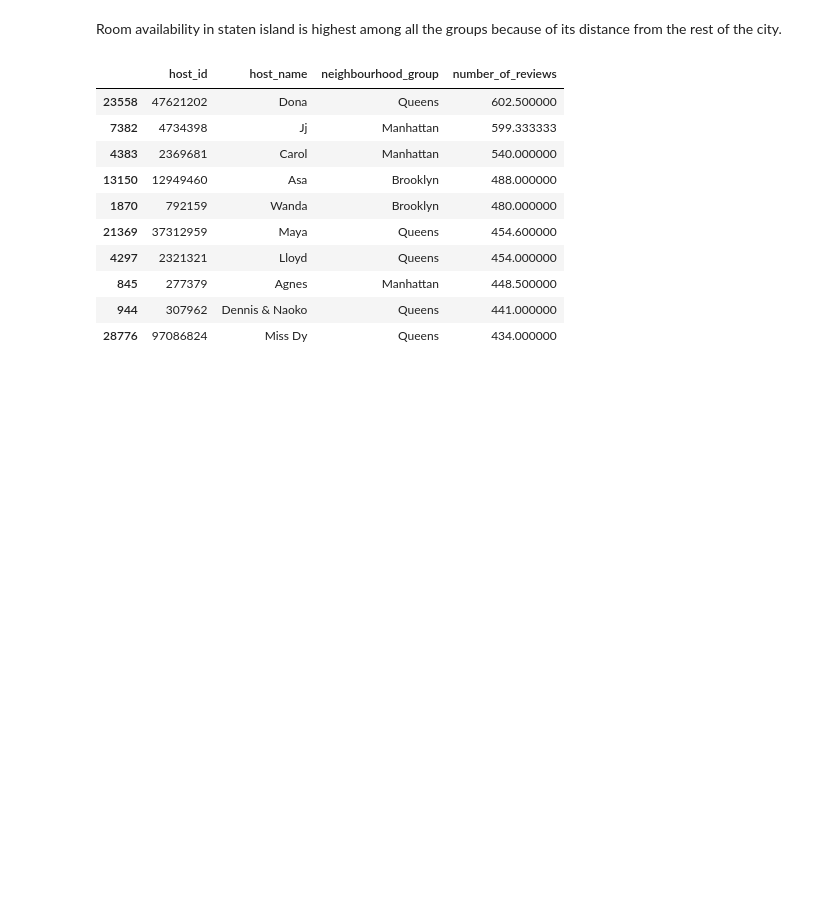
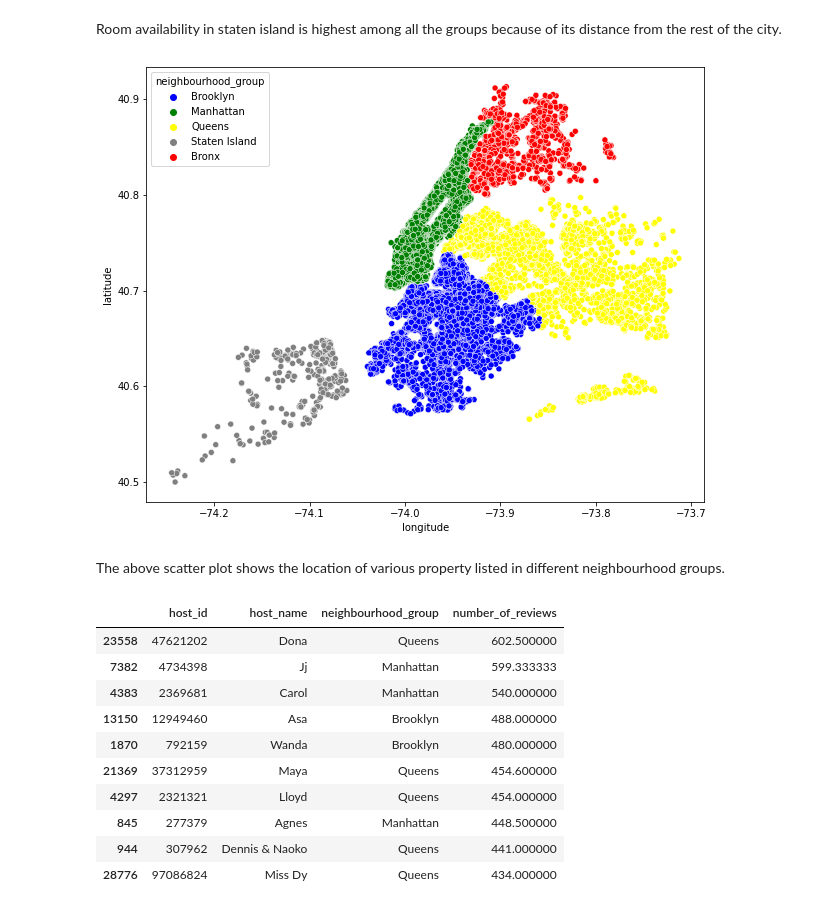
Before and after one commit to shubham-bhadouria/Airbnb--data-analysis, a Jupyter notebook: Shubham_Bhadouria_Airbnb_Bookings_Analysis_Capstone_Project.ipynb, the cells around one changed output. Cells and saved outputs as stored; diff of their text form; code cells hidden in the pictures; blank space fills up the shorter version.

```diff
--- a/Shubham_Bhadouria_Airbnb_Bookings_Analysis_Capstone_Project.ipynb
+++ b/Shubham_Bhadouria_Airbnb_Bookings_Analysis_Capstone_Project.ipynb
@@ -500,4 +507,14 @@ plt.show()
 [figure]
 # %% [markdown]
 Room availability in staten island is highest among all the groups because of its distance from the rest of the city.
+# %%
+# Now let's draw some insights from longitude and latitude
+#let's draw scatter plot
+plt.rcParams['figure.figsize']= (10,8)
+sns.scatterplot(x="longitude", y="latitude", hue="neighbourhood_group",palette=['blue','green','yellow','grey','red'], legend='full',data=airbnb_df)
+plt.show()
+# %% [output]
+[figure, added]
+# %% [markdown]
+The above scatter plot shows the location of various property listed in different neighbourhood groups.
 # %%
```
Also changed, not shown: parts of 29 cells of this notebook.
